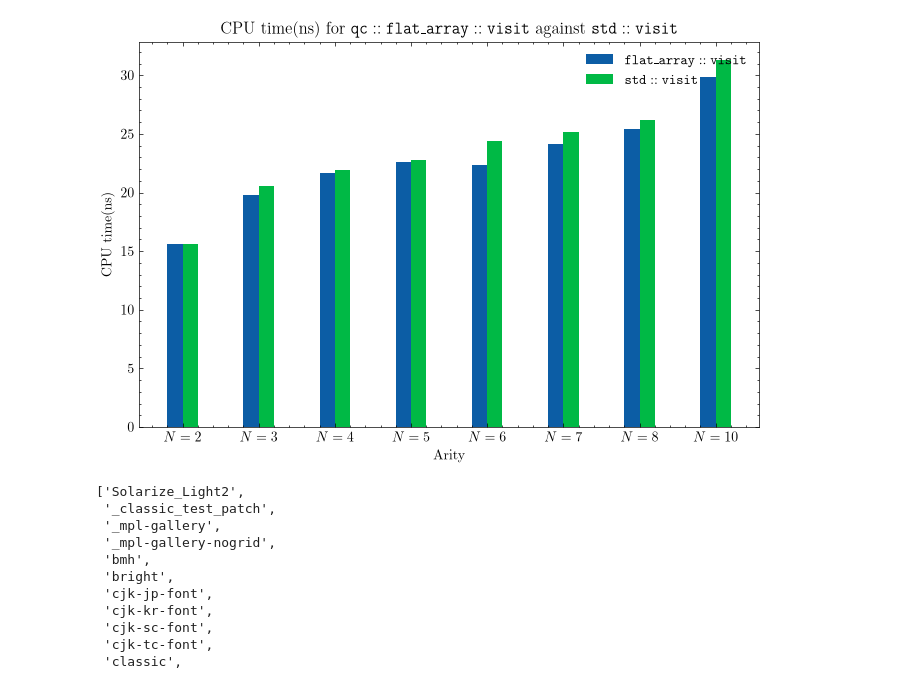
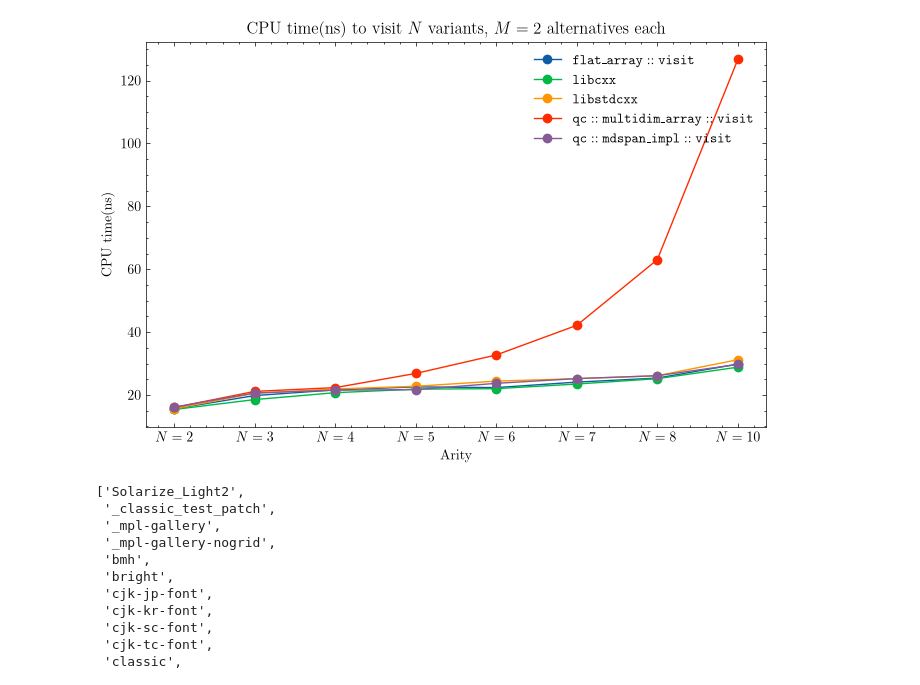
Before and after one commit to quasar-chunawala/qc-visit, a Jupyter notebook: scripts/plot_benchmarks.ipynb, the cells around one changed output. Cells and saved outputs as stored; diff of their text form; code cells hidden in the pictures.

Commit message:
Benchmark source changes; stop tracking compiled binaries

```diff
--- a/scripts/plot_benchmarks.ipynb
+++ b/scripts/plot_benchmarks.ipynb
@@ -53,28 +59,39 @@ def get_cpu_times_by_arity(visit_impl: VisitImplementation):
 # %%
 # Parse the results of benchmarking qc::flat_array::visit
 visit_arity, flat_array_visit_cpu_times = get_cpu_times_by_arity(VisitImplementation.FLAT_ARRAY_VISIT)
+# %%
+# Parse the results of benchmarking libstdcxx
+visit_arity, libcxx_cpu_times = get_cpu_times_by_arity(VisitImplementation.LIBCXX)
 # %%
-# Parse the results of benchmarking std::visit
-visit_arity, std_visit_cpu_times = get_cpu_times_by_arity(VisitImplementation.STDLIB_VISIT)
+# Parse the results of benchmarking libstdcxx
+visit_arity, libstdcxx_cpu_times = get_cpu_times_by_arity(VisitImplementation.LIBSTDCXX)
+# %%
+# Parse the results of benchmarking qc::multidim_array::visit
+visit_arity, polyarray_cpu_times = get_cpu_times_by_arity(VisitImplementation.POLY_ARRAY_VISIT)
+# %%
+# Parse the results of benchmarking qc::mdspan_impl:visit
+visit_arity, mdspan_impl_cpu_times = get_cpu_times_by_arity(VisitImplementation.MDSPAN_IMPL_VISIT)
 # %%
 # Plot the benchmarking results
 x = np.arange(len(visit_arity))
-width = 0.20
 categories = [f"$N={arity}$" for arity in visit_arity]
 
 plt.style.use(['science'])
 plt.figure(figsize=(8,5))
-plt.title('CPU time(ns) for $\\mathtt{qc::flat\\_array::visit}$ against $\\mathtt{std::visit}$')
+plt.title('CPU time(ns) to visit $N$ variants, $M=2$ alternatives each')
 plt.xlabel('Arity')
 plt.ylabel('CPU time(ns)')
-plt.bar(x - width/2, flat_array_visit_cpu_times, width, label="$\mathtt{flat\_array::visit}$")
-plt.bar(x + width/2, std_visit_cpu_times, width, label="$\mathtt{std::visit}$")
+plt.plot(x, flat_array_visit_cpu_times, marker='o', label="$\mathtt{flat\_array::visit}$")
+plt.plot(x, libcxx_cpu_times, marker='o', label="$\\mathtt{libcxx}$")
+plt.plot(x, libstdcxx_cpu_times, marker='o', label="$\\mathtt{libstdcxx}$")
+plt.plot(x, polyarray_cpu_times, marker='o', label="$\\mathtt{qc::multidim\_array::visit}$")
+plt.plot(x, mdspan_impl_cpu_times, marker='o', label="$\\mathtt{qc::mdspan\_impl::visit}$")
 plt.legend(frameon=False, loc='upper right')
 plt.xticks(x, categories)
 plt.savefig("../benchmarking_results.png", bbox_inches="tight")
 plt.show()
 # %% [output]
-[figure, old version]
+[figure, new version]
 # %%
 plt.style.available
 # %% [output]
```
Also changed, not shown: parts of 1 cell of this notebook, 14 other files.
